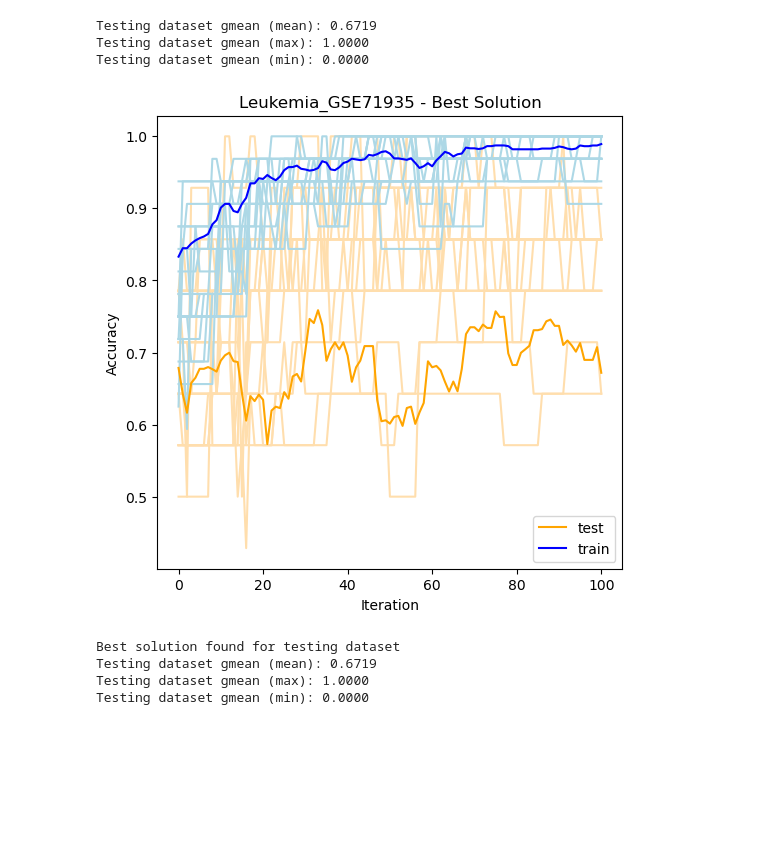
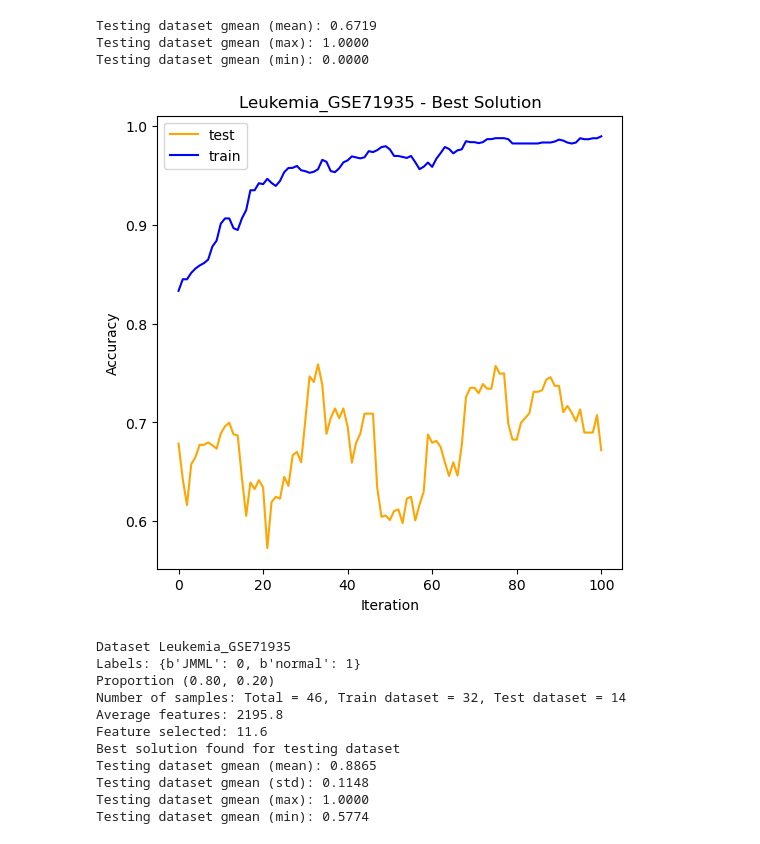
Before and after one commit to dan-gn/SMS-MONEAT, a Jupyter notebook: notebooks/plot_results.ipynb, the cells around one changed output. Cells and saved outputs as stored; diff of their text form; code cells hidden in the pictures; blank space fills up the shorter version.

```diff
--- a/notebooks/plot_results.ipynb
+++ b/notebooks/plot_results.ipynb
@@ -11,11 +12,11 @@ os.environ["KMP_DUPLICATE_LIB_OK"]="TRUE"
 
 %matplotlib inline
 # %%
-# dataset = 'Breast_GSE42568'
+dataset = 'Leukemia_GSE71935'
 # dataset = 'Colorectal_GSE44076'
 # dataset = 'Leukemia_GSE63270'
 # dataset = 'breastCancer-full'
-dataset = 'Leukemia_GSE71935'
+# dataset = 'Leukemia_GSE71935'
 
 
 n_tests = 20
@@ -25,7 +26,7 @@ models = []
 for i in range(n_tests):
 	filename = f'{dataset}_{i}_it{n_iterations}_MinMaxSc_f.pkl'
 	print(f'Reading test: {filename}')
-	with open(f'../results/{filename}', 'rb') as f:
+	with open(f'../results/{dataset}/{filename}', 'rb') as f:
 		problem, params, res = pickle.load(f)
 	models.append(res['model'])
 # %% [output]
@@ -117,40 +120,63 @@ print(f'Testing dataset gmean (min): {test_acc[:,-1].min():.4f}')
 # %%
 fig = plt.figure(figsize=(6,6), dpi= 100, facecolor='w', edgecolor='k')
 ax = plt.axes()
 ax.set_title(f'{dataset} - Best Solution')
 ax.set_xlabel('Iteration')
 ax.set_ylabel('Accuracy')
 
-for test in test_acc:
-    plt.plot(test, color='navajowhite')
+# for test in test_acc:
+#     plt.plot(test, color='navajowhite')
 
-for test in train_acc:
-    plt.plot(test, color='lightblue')
+# for test in train_acc:
+#     plt.plot(test, color='lightblue')
 
 plt.plot(np.mean(test_gmean, axis=0), color='orange', label='test')
 plt.plot(np.mean(train_gmean, axis=0), color='b', label='train')
 
 ax.legend()
 
 print(f'Testing dataset gmean (mean): {test_gmean[:,-1].mean():.4f}')
 print(f'Testing dataset gmean (max): {test_gmean[:,-1].max():.4f}')
 print(f'Testing dataset gmean (min): {test_gmean[:,-1].min():.4f}')
 # %% [output]
 Testing dataset gmean (mean): 0.6719
 Testing dataset gmean (max): 1.0000
 Testing dataset gmean (min): 0.0000
-[figure, old version]
+[figure, new version]
 # %%
 g_mean = np.zeros((n_tests, 1))
+features = np.zeros((n_tests, 1))
+fs = np.zeros((n_tests, 1))
 for i, model in enumerate(models):
 	_, _, g_mean[i, 0] = model.evaluate(model.best_solution_test, model.x_test, model.y_test)
+	features[i, 0] = model.x_test.shape[1]
+	fs[i, 0] = model.best_solution_test.count_nodes()[0]
 
+samples_train, samples_test = model.x_train.shape[0], model.x_test.shape[0]
+n_samples = samples_train + samples_test
+class_1 = (model.y_train.sum() + model.y_test.sum()) / n_samples
+class_0 = 1 - class_1
+
+print(f'Dataset {dataset}')
+print(f"Labels: {problem['labels']}")
+print(f'Proportion ({class_0:.02f}, {class_1:.02f})')
+print(f'Number of samples: Total = {n_samples}, Train dataset = {samples_train}, Test dataset = {samples_test}')
+print(f'Average features: {features.mean()}')
+print(f'Feature selected: {fs.mean()}')
 print(f'Best solution found for testing dataset')
 print(f'Testing dataset gmean (mean): {g_mean.mean():.4f}')
+print(f'Testing dataset gmean (std): {statistics.stdev(g_mean.squeeze()):.4f}')
 print(f'Testing dataset gmean (max): {g_mean.max():.4f}')
 print(f'Testing dataset gmean (min): {g_mean.min():.4f}')
 # %% [output]
+Dataset Leukemia_GSE71935
+Labels: {b'JMML': 0, b'normal': 1}
+Proportion (0.80, 0.20)
+Number of samples: Total = 46, Train dataset = 32, Test dataset = 14
+Average features: 2195.8
+Feature selected: 11.6
 Best solution found for testing dataset
-Testing dataset gmean (mean): 0.6719
+Testing dataset gmean (mean): 0.8865
+Testing dataset gmean (std): 0.1148
 Testing dataset gmean (max): 1.0000
-Testing dataset gmean (min): 0.0000
+Testing dataset gmean (min): 0.5774
```
Also changed, not shown: parts of 3 cells of this notebook, 7 other files.
